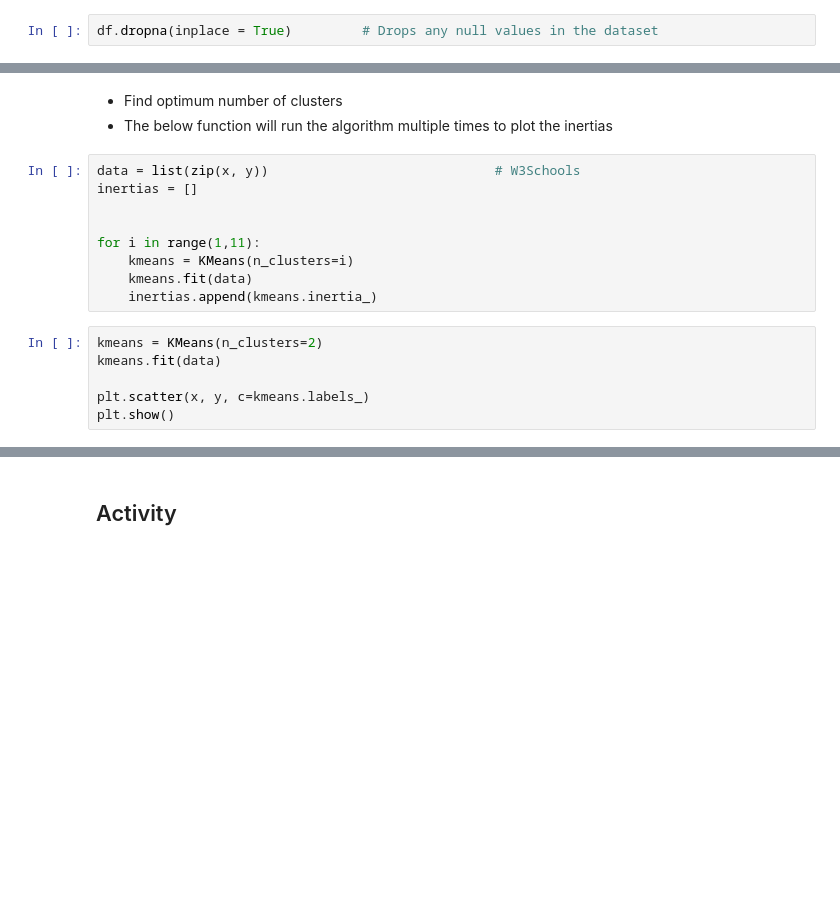
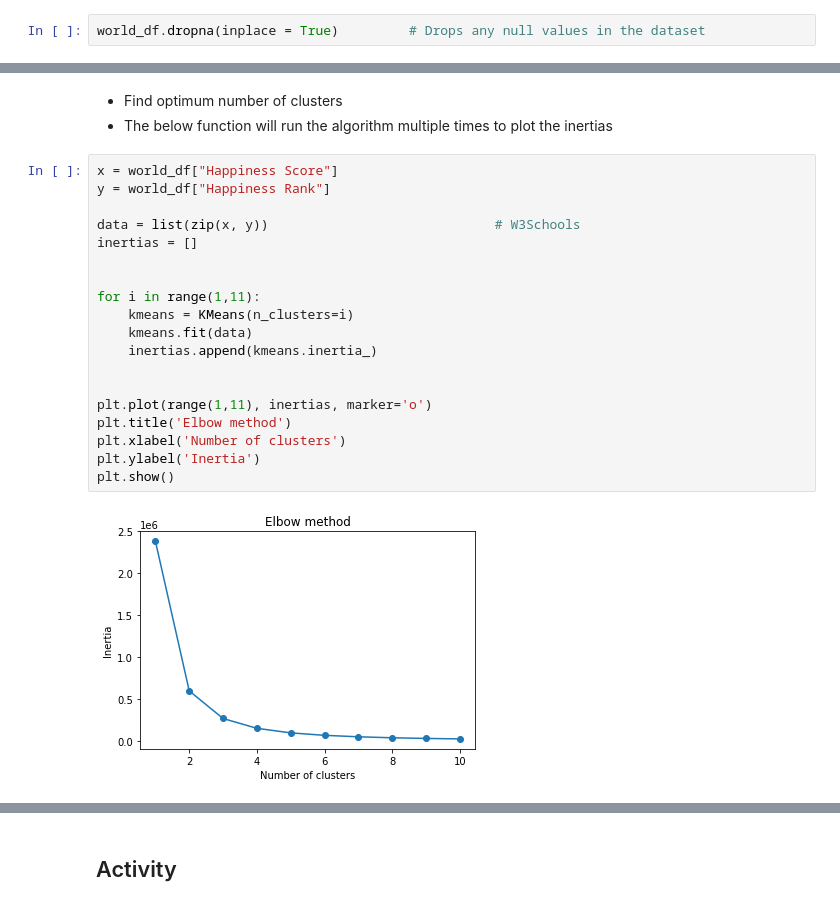
Before and after one commit to ConorDataHub/ML_Algorithm_Assignment, a Jupyter notebook: 7KMeansClustering.ipynb, the cells around one changed output, grey strips where cells are left out. Saved outputs shown, nothing was run; the diff lists cells and outputs as text; blank space fills up the shorter version.

```diff
--- a/7KMeansClustering.ipynb
+++ b/7KMeansClustering.ipynb
@@ -25,3 +27,3 @@ df     # to visualise the dataset
 # %%
-df.dropna(inplace = True)         # Drops any null values in the dataset
+world_df.dropna(inplace = True)         # Drops any null values in the dataset
 # %%
@@ -35,17 +81,23 @@ df[["Column Names of Transformed Values"]] = scaler.fit_transform(df[["Column Na
 - Find optimum number of clusters
 - The below function will run the algorithm multiple times to plot the inertias
 # %%
+x = world_df["Happiness Score"]
+y = world_df["Happiness Rank"]
+
 data = list(zip(x, y))                             # W3Schools
 inertias = []
 
 
 for i in range(1,11):
     kmeans = KMeans(n_clusters=i)
     kmeans.fit(data)
     inertias.append(kmeans.inertia_)
+
+
+plt.plot(range(1,11), inertias, marker='o')
+plt.title('Elbow method')
+plt.xlabel('Number of clusters')
+plt.ylabel('Inertia')
+plt.show()
+# %% [output]
+[figure, added]
-# %%
-kmeans = KMeans(n_clusters=2)
-kmeans.fit(data)
-
-plt.scatter(x, y, c=kmeans.labels_)
-plt.show()
```
Also changed, not shown: parts of 11 cells of this notebook.
